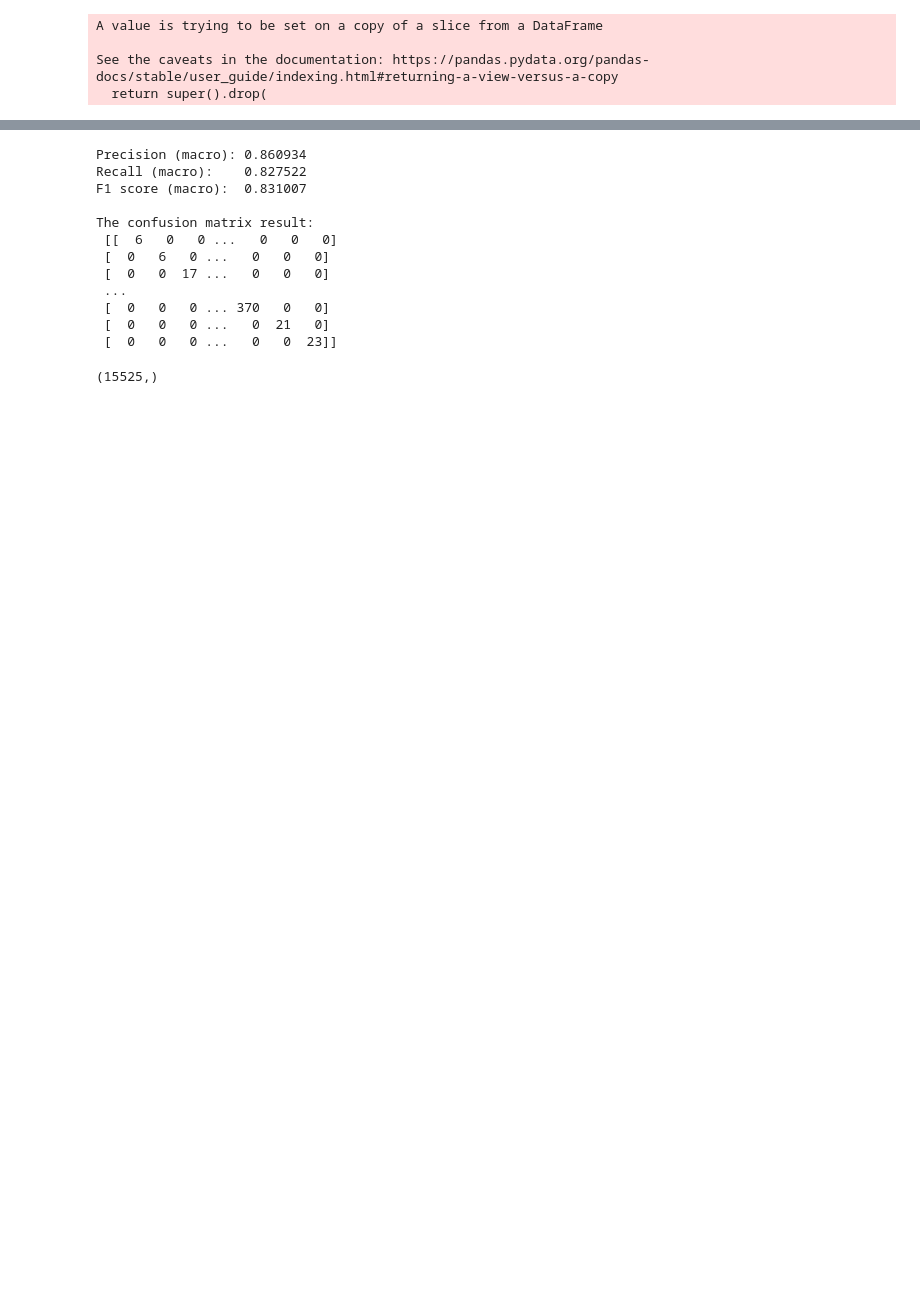
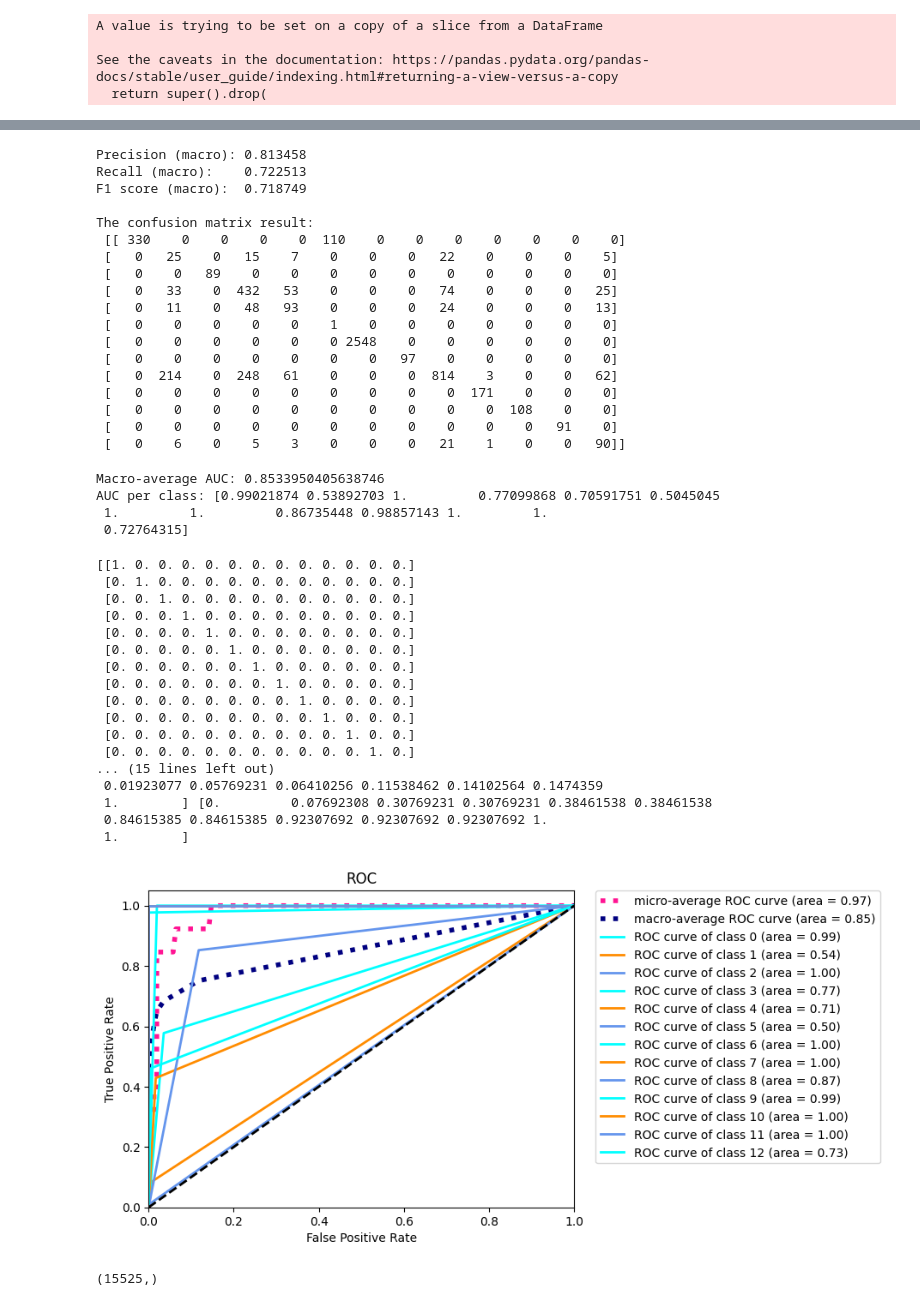
Before and after one commit to UoB-DSMP-2023-24/dsmp-2024-group-12, a Jupyter notebook: model_rf.ipynb, the cells around one changed output, grey strips where cells are left out. Drawn from its saved outputs; the diff is of its cells as text; code cells hidden in the pictures; blank space fills up the shorter version.

Commit message:
parameter optimization

```diff
--- a/model_rf.ipynb
+++ b/model_rf.ipynb
@@ -106,0 +150,9 @@ plt.plot(nrange, acc_scores1, marker='o')
+# %%
+param_grid = {'max_features':np.arange(2,10,1)}
+rfc = RandomForestClassifier(n_estimators=31
+                             ,random_state=90,
+                             max_depth=11
+                             )
+GS = GridSearchCV(rfc,param_grid,cv=10)
+GS.fit(X_train, y_train)
+GS.best_params_
@@ -107,5 +165,5 @@ plt.plot(nrange, acc_scores1, marker='o')
 # %%
-rf = RandomForestClassifier(random_state=1,n_estimators=41)
+rf = RandomForestClassifier(random_state=23,n_estimators=31,max_depth=11,max_features=2)
 rf.fit(X_train, y_train)
 pre=rf.predict(X_test)
 print("Precision (macro): %f" % precision_score(y_test, pre, average='macro'))
@@ -114,15 +172,42 @@ print("F1 score (macro):  %f" % f1_score(y_test, pre, average='macro'), end='\n\
 confusion_matrix_result = metrics.confusion_matrix(pre,y_test)
 print('The confusion matrix result:\n',confusion_matrix_result)
 # %% [output]
-Precision (macro): 0.860934
-Recall (macro):    0.827522
-F1 score (macro):  0.831007
+Precision (macro): 0.813458
+Recall (macro):    0.722513
+F1 score (macro):  0.718749
 
 The confusion matrix result:
- [[  6   0   0 ...   0   0   0]
- [  0   6   0 ...   0   0   0]
- [  0   0  17 ...   0   0   0]
- ...
- [  0   0   0 ... 370   0   0]
- [  0   0   0 ...   0  21   0]
- [  0   0   0 ...   0   0  23]]
+ [[ 330    0    0    0    0  110    0    0    0    0    0    0    0]
+ [   0   25    0   15    7    0    0    0   22    0    0    0    5]
+ [   0    0   89    0    0    0    0    0    0    0    0    0    0]
+ [   0   33    0  432   53    0    0    0   74    0    0    0   25]
+ [   0   11    0   48   93    0    0    0   24    0    0    0   13]
+ [   0    0    0    0    0    1    0    0    0    0    0    0    0]
+ [   0    0    0    0    0    0 2548    0    0    0    0    0    0]
+ [   0    0    0    0    0    0    0   97    0    0    0    0    0]
+ [   0  214    0  248   61    0    0    0  814    3    0    0   62]
+ [   0    0    0    0    0    0    0    0    0  171    0    0    0]
+ [   0    0    0    0    0    0    0    0    0    0  108    0    0]
+ [   0    0    0    0    0    0    0    0    0    0    0   91    0]
+ [   0    6    0    5    3    0    0    0   21    1    0    0   90]]
+# %%
+from sklearn.preprocessing import label_binarize
+y_true_bin = label_binarize(y_test, classes=np.arange(num_classes))
+y_pred_bin = label_binarize(pre, classes=np.arange(num_classes))
+
+# 计算多分类的 AUC（macro 平均）
+Auc = roc_auc_score(y_true_bin, y_pred_bin, average='macro')
+
+print("Macro-average AUC:", Auc)
+
+# 如果你想查看每个类别的 AUC，使用 'None'
+auc_per_class = roc_auc_score(y_true_bin, y_pred_bin, average=None)
+
+print("AUC per class:", auc_per_class)
+# %% [output]
+Macro-average AUC: 0.8533950405638746
+AUC per class: [0.99021874 0.53892703 1.         0.77099868 0.70591751 0.5045045
+ 1.         1.         0.86735448 0.98857143 1.         1.
+ 0.72764315]
+# %%
+num_classes=13
@@ -129,3 +269,24 @@ The confusion matrix result:
+# %%
+get_roc_auc(y_test, pre)
+# %% [output]
+[[1. 0. 0. 0. 0. 0. 0. 0. 0. 0. 0. 0. 0.]
+ [0. 1. 0. 0. 0. 0. 0. 0. 0. 0. 0. 0. 0.]
+ [0. 0. 1. 0. 0. 0. 0. 0. 0. 0. 0. 0. 0.]
+ [0. 0. 0. 1. 0. 0. 0. 0. 0. 0. 0. 0. 0.]
+ [0. 0. 0. 0. 1. 0. 0. 0. 0. 0. 0. 0. 0.]
+ [0. 0. 0. 0. 0. 1. 0. 0. 0. 0. 0. 0. 0.]
+ [0. 0. 0. 0. 0. 0. 1. 0. 0. 0. 0. 0. 0.]
+ [0. 0. 0. 0. 0. 0. 0. 1. 0. 0. 0. 0. 0.]
+ [0. 0. 0. 0. 0. 0. 0. 0. 1. 0. 0. 0. 0.]
+ [0. 0. 0. 0. 0. 0. 0. 0. 0. 1. 0. 0. 0.]
+ [0. 0. 0. 0. 0. 0. 0. 0. 0. 0. 1. 0. 0.]
+ [0. 0. 0. 0. 0. 0. 0. 0. 0. 0. 0. 1. 0.]
+... (15 lines left out)
+ 0.01923077 0.05769231 0.06410256 0.11538462 0.14102564 0.1474359
+ 1.        ] [0.         0.07692308 0.30769231 0.30769231 0.38461538 0.38461538
+ 0.84615385 0.84615385 0.92307692 0.92307692 0.92307692 1.
+ 1.        ]
+[figure, added]
 # %%
 np.shape(pre)
 # %% [output]
```
Also changed, not shown: parts of 22 cells of this notebook.
